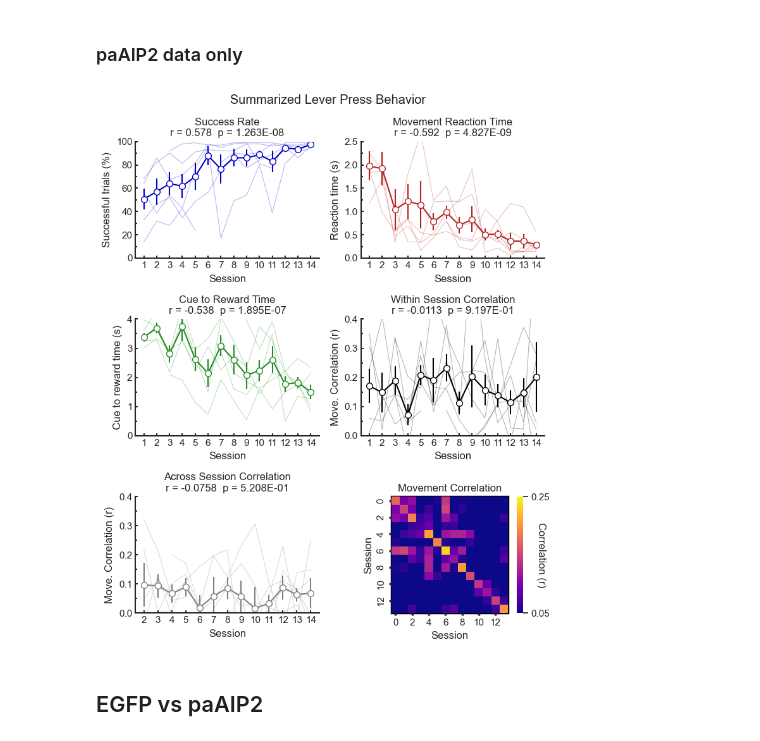
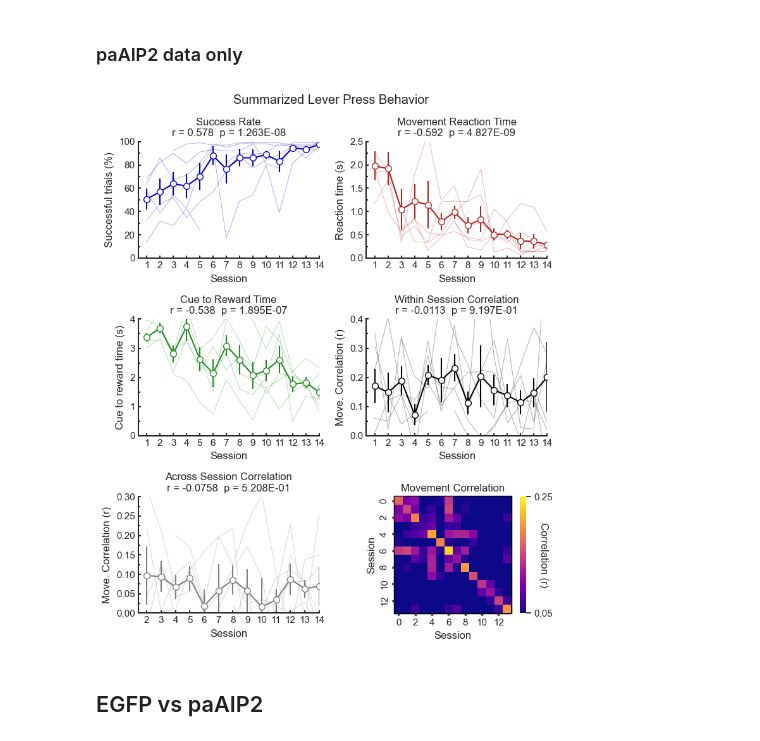
Before and after one commit to wjakewright/Lab_Analyses, a Jupyter notebook: Lab_Analyses/Behavior/Batch_Lever_Press_Analysis_EGFP_vs_paAIP2.ipynb, the cells around one changed output. Drawn from its saved outputs; the diff is of its cells as text; code cells hidden in the pictures.

```diff
--- a/Lab_Analyses/Behavior/Batch_Lever_Press_Analysis_EGFP_vs_paAIP2.ipynb
+++ b/Lab_Analyses/Behavior/Batch_Lever_Press_Analysis_EGFP_vs_paAIP2.ipynb
@@ -125,15 +155,15 @@ pa_3 = "JW230"
 pa_4 = "BM076"
 pa_5 = "JW284"
 pa_6 = "JW298"
-pa_7 = "JW307"
-pa_8 = "JW308"
+# pa_7 = "JW307" # Not using, no expression
+# pa_8 = "JW308" # Not using no histology
 
 
 ## Reanalyze ?
 # Indicate if you are reanalyzing the data
 # Will re-process, summarize, and analyze data even if already analyzed before
 p_reanalyze = [True, True, True, True, True, True, True, True]
-p_reanalyze = [not x for x in p_reanalyze]
+#p_reanalyze = [not x for x in p_reanalyze]
 
 ## Ignore days ?
 # Indicate if there are any days for each mouse you wish to ignore for analysis
@@ -347,20 +377,20 @@ gfp_grouped_data.plot_data(figsize=(7.5,9), colors=colors, plot_ind=True, ylims=
 # %%
 figure_path = r'C:\Users\Jake\Desktop\Figures'
 
 # Specify if you want to save grouped figures
 group_fig_save = False
 pa_group_fig_path = os.path.join(figure_path, "grouped_data", pa_experiment_directory, pa_group_directory)
 if not os.path.isdir(pa_group_fig_path):
     os.makedirs(pa_group_fig_path)
 
 # Plot the grouped data
 colors = {"success": "mediumblue", "reaction_time": "firebrick", "cue_to_reward": "forestgreen",
           "within": "black", "across":"grey", "cmap": "plasma"}
 ylims = {"success": (0,100), "reaction_time": (0,2.5), "cue_to_reward": (0,4),
-         "within": (0,0.4), "across": (0,0.4), "cmap": (0.05, 0.25)}
+         "within": (0,0.4), "across": (0,0.3), "cmap": (0.05, 0.25)}
 pa_grouped_data.plot_data(figsize=(7.5,9), colors=colors, plot_ind=True, ylims=ylims, save=group_fig_save, save_path=pa_group_fig_path)
 # %% [output]
-[figure, old version]
+[figure, new version]
 # %% [markdown]
 ## EGFP vs paAIP2
 # %%
```
Also changed, not shown: parts of 11 cells of this notebook.
